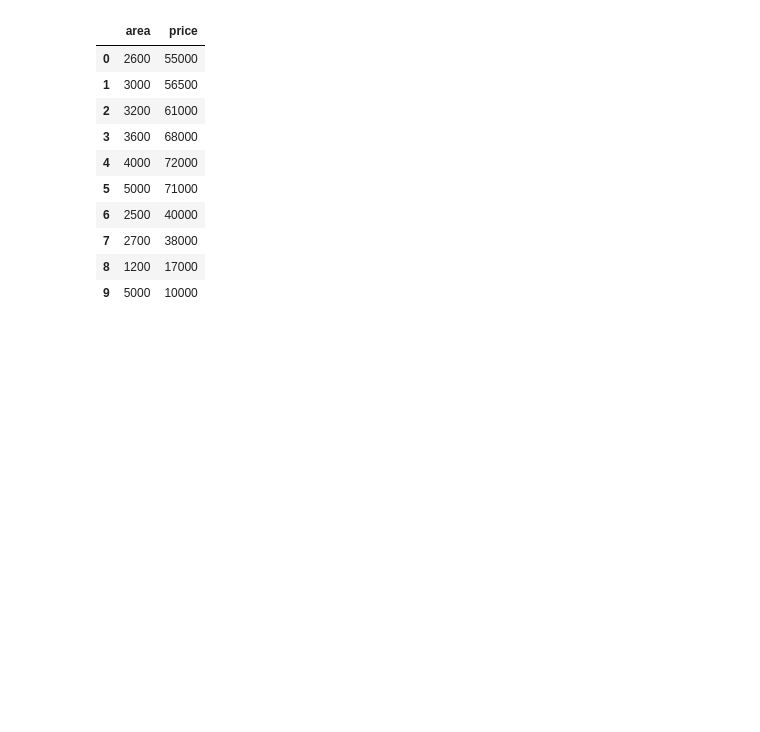
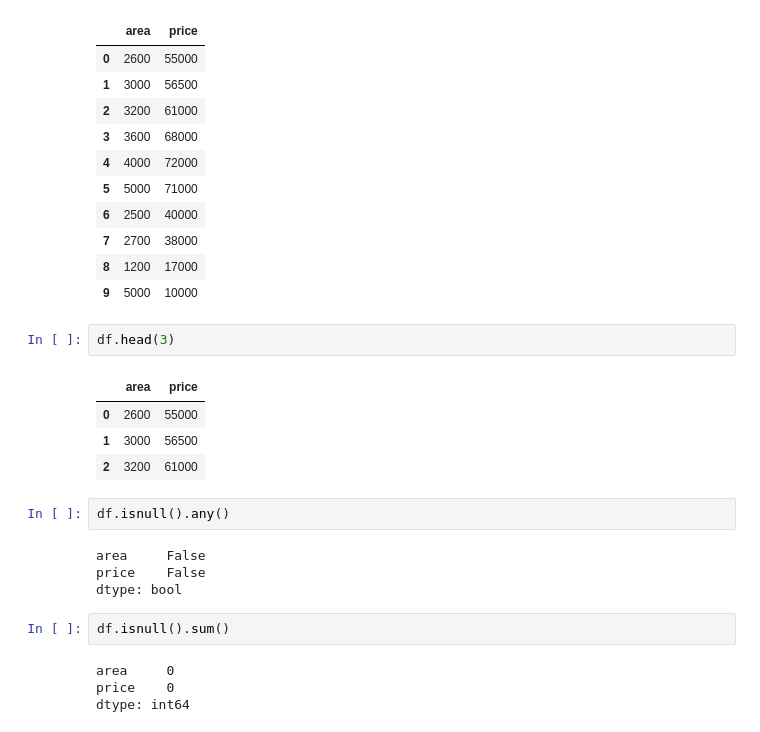
Before and after one commit to SenWan/data-science, a Jupyter notebook: Linear Regression.ipynb, the cells around one changed output. Drawn from its saved outputs; the diff is of its cells as text; blank space fills up the shorter version.

```diff
--- a/Linear Regression.ipynb
+++ b/Linear Regression.ipynb
@@ -141,3 +141,22 @@ df
 | 7 | 2700 | 38000 |
 | 8 | 1200 | 17000 |
 | 9 | 5000 | 10000 |
+# %%
+df.head(3)
+# %% [output]
+|  | area | price |
+| 0 | 2600 | 55000 |
+| 1 | 3000 | 56500 |
+| 2 | 3200 | 61000 |
+# %%
+df.isnull().any()
+# %% [output]
+area     False
+price    False
+dtype: bool
+# %%
+df.isnull().sum()
+# %% [output]
+area     0
+price    0
+dtype: int64
```
Also changed, not shown: 4 other files.
